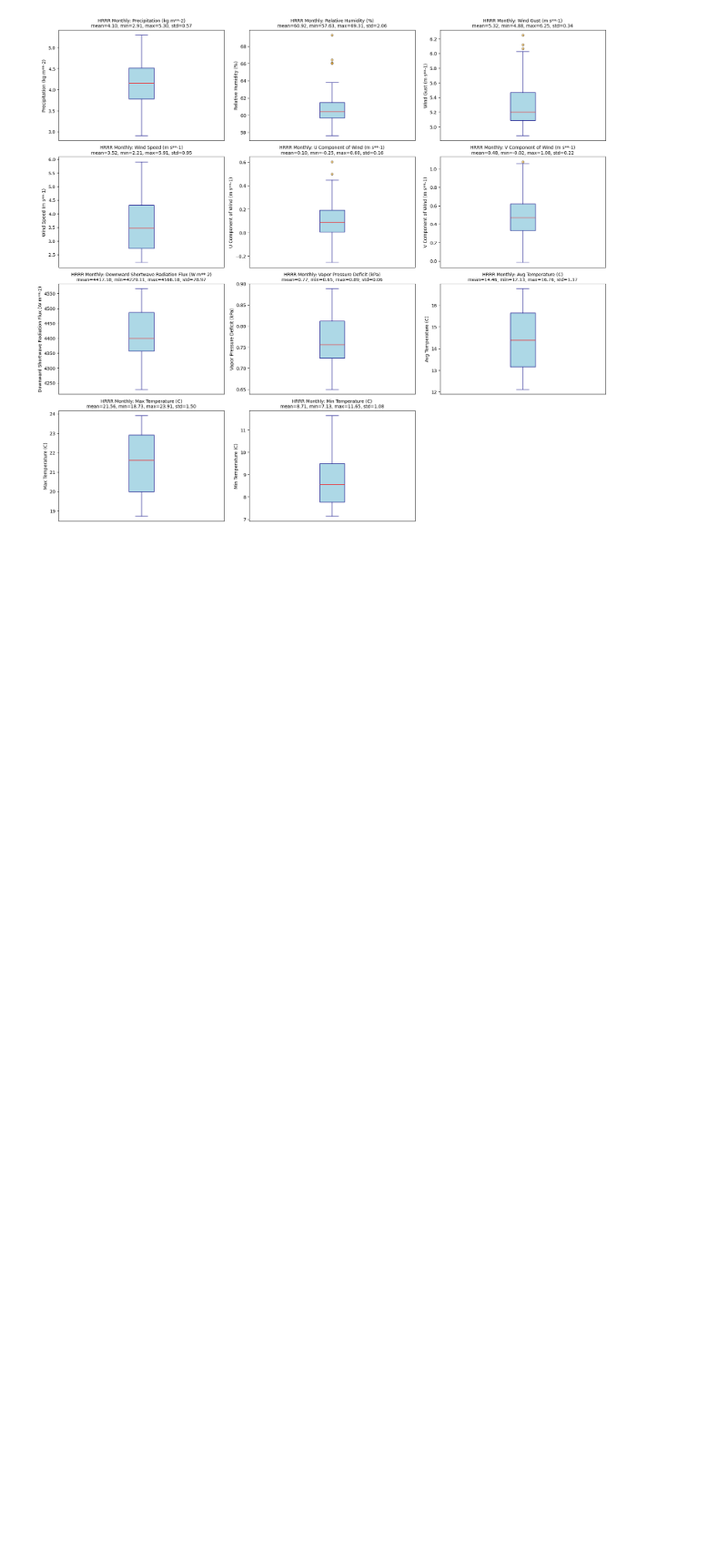
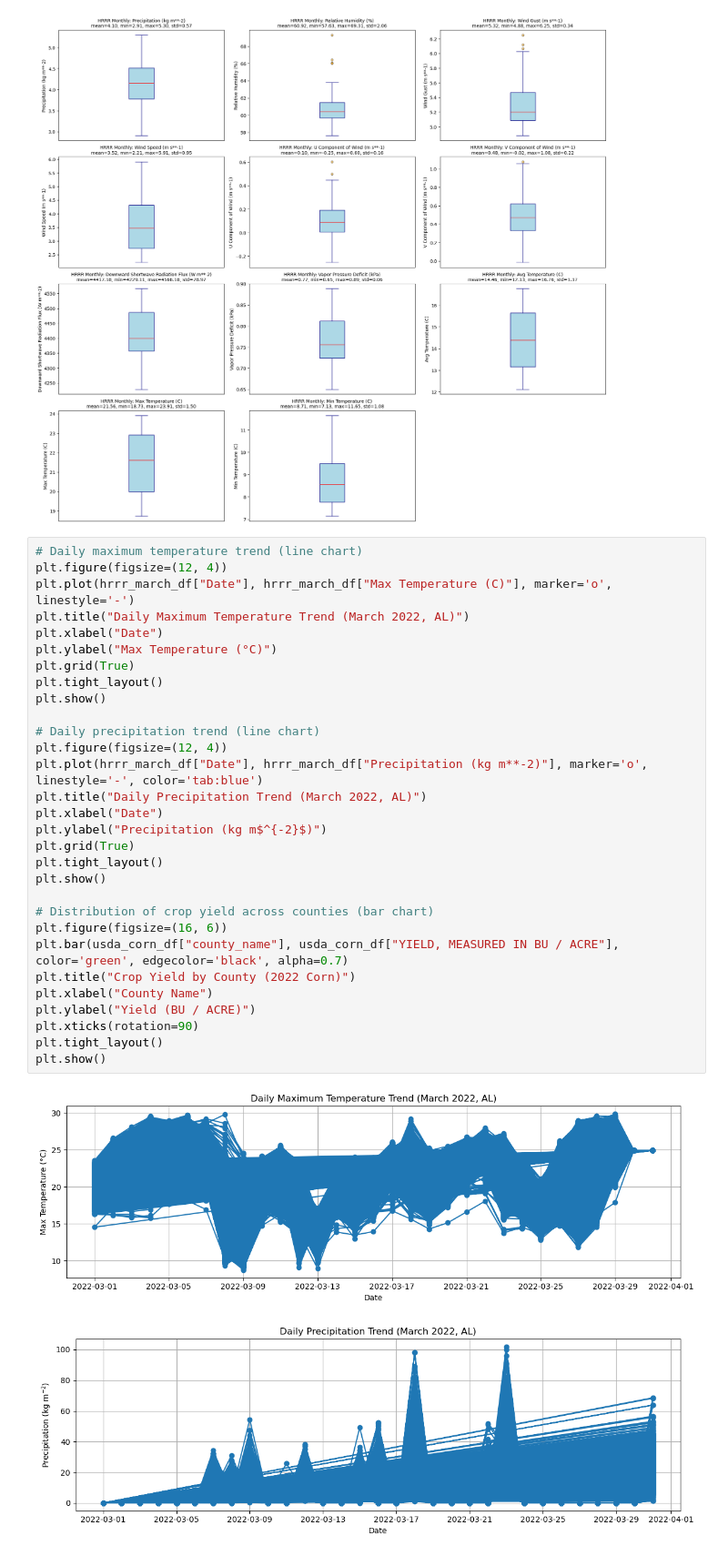
Before and after one commit to Rmot1202/Cropnet, a Jupyter notebook: Untitled-1.ipynb, the cells around one changed output. Shown: that part at 91% size. Drawn from its saved outputs; the diff is of its cells as text; blank space fills up the shorter version.

Commit message:
more visuals

```diff
--- a/Untitled-1.ipynb
+++ b/Untitled-1.ipynb
@@ -385,3 +414,36 @@ plot_boxplots_stats(hrrr_march_monthly_df, "HRRR Monthly")
 # %% [output]
 [figure]
 [figure]
+# %%
+# Daily maximum temperature trend (line chart)
+plt.figure(figsize=(12, 4))
+plt.plot(hrrr_march_df["Date"], hrrr_march_df["Max Temperature (C)"], marker='o', linestyle='-')
+plt.title("Daily Maximum Temperature Trend (March 2022, AL)")
+plt.xlabel("Date")
+plt.ylabel("Max Temperature (°C)")
+plt.grid(True)
+plt.tight_layout()
+plt.show()
+
+# Daily precipitation trend (line chart)
+plt.figure(figsize=(12, 4))
+plt.plot(hrrr_march_df["Date"], hrrr_march_df["Precipitation (kg m**-2)"], marker='o', linestyle='-', color='tab:blue')
+plt.title("Daily Precipitation Trend (March 2022, AL)")
+plt.xlabel("Date")
+plt.ylabel("Precipitation (kg m$^{-2}$)")
+plt.grid(True)
+plt.tight_layout()
+plt.show()
+
+# Distribution of crop yield across counties (bar chart)
+plt.figure(figsize=(16, 6))
+plt.bar(usda_corn_df["county_name"], usda_corn_df["YIELD, MEASURED IN BU / ACRE"], color='green', edgecolor='black', alpha=0.7)
+plt.title("Crop Yield by County (2022 Corn)")
+plt.xlabel("County Name")
+plt.ylabel("Yield (BU / ACRE)")
+plt.xticks(rotation=90)
+plt.tight_layout()
+plt.show()
+# %% [output]
+[figure, added]
+[figure, added]
```
Also changed, not shown: parts of 5 cells of this notebook.
